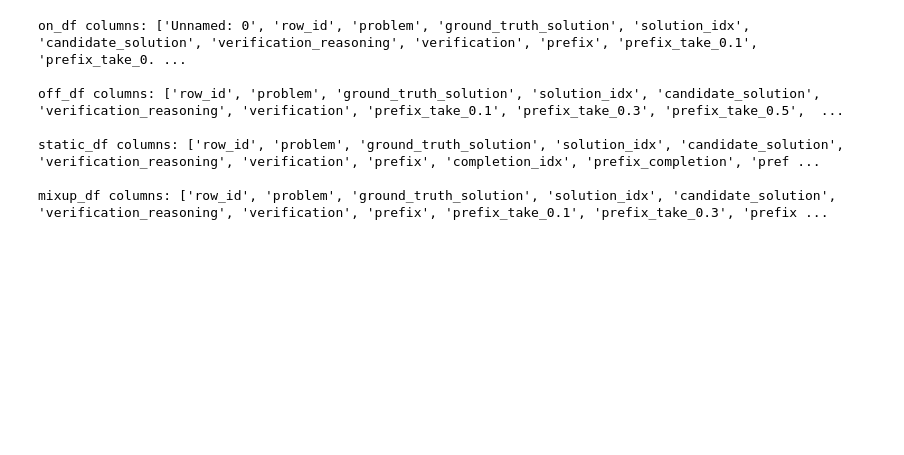
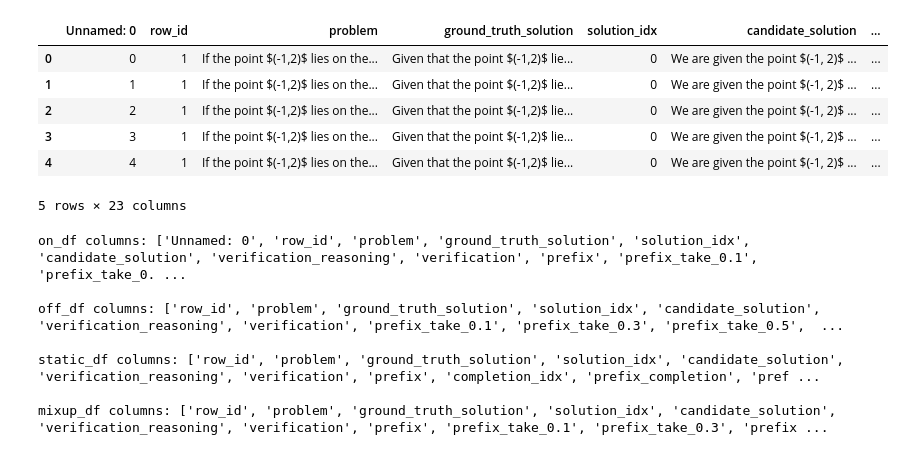
Before and after one commit to sasilver75/cohere-reasoning-v4, a Jupyter notebook: completion_comparison_on_off_static_mixup.ipynb, the cells around one changed output. Drawn from its saved outputs; the diff is of its cells as text; code cells hidden in the pictures; blank space fills up the shorter version.

```diff
--- a/completion_comparison_on_off_static_mixup.ipynb
+++ b/completion_comparison_on_off_static_mixup.ipynb
@@ -10,6 +10,16 @@ on_df = pd.read_csv("datasets/cn_k12_math_problems_completions_command-r-plus-08
 off_df = pd.read_csv("datasets/cn_k12_math_problems_completions_command-r-plus-08-2024_191_3_5_OFF_take_0.3_0.5_0.7_COMBINED.csv")
 static_df = pd.read_csv("datasets/cn_k12_math_problems_completions_command-r-plus-08-2024_191_3_5_OFF_take_COMBINED_STATIC.csv")
 mixup_df = pd.read_csv("datasets/cn_k12_math_problems_completions_command-r-plus-08-2024_191_3_5_ON_take_0.3_0.5_0.7_COMBINED_MIXUP.csv")
+# %%
+on_df.head()
+# %% [output]
+|  | Unnamed: 0 | row_id | problem | ground_truth_solution | solution_idx | candidate_solution | ... |
+| 0 | 0 | 1 | If the point $(-1,2)$ lies on the... | Given that the point $(-1,2)$ lie... | 0 | We are given the point $(-1, 2)$ ... | ... |
+| 1 | 1 | 1 | If the point $(-1,2)$ lies on the... | Given that the point $(-1,2)$ lie... | 0 | We are given the point $(-1, 2)$ ... | ... |
+| 2 | 2 | 1 | If the point $(-1,2)$ lies on the... | Given that the point $(-1,2)$ lie... | 0 | We are given the point $(-1, 2)$ ... | ... |
+| 3 | 3 | 1 | If the point $(-1,2)$ lies on the... | Given that the point $(-1,2)$ lie... | 0 | We are given the point $(-1, 2)$ ... | ... |
+| 4 | 4 | 1 | If the point $(-1,2)$ lies on the... | Given that the point $(-1,2)$ lie... | 0 | We are given the point $(-1, 2)$ ... | ... |
+5 rows × 23 columns
 # %%
 print(f"on_df columns: {on_df.columns.tolist()}\n")
 print(f"off_df columns: {off_df.columns.tolist()}\n")
```
Also changed, not shown: 1 other file.
